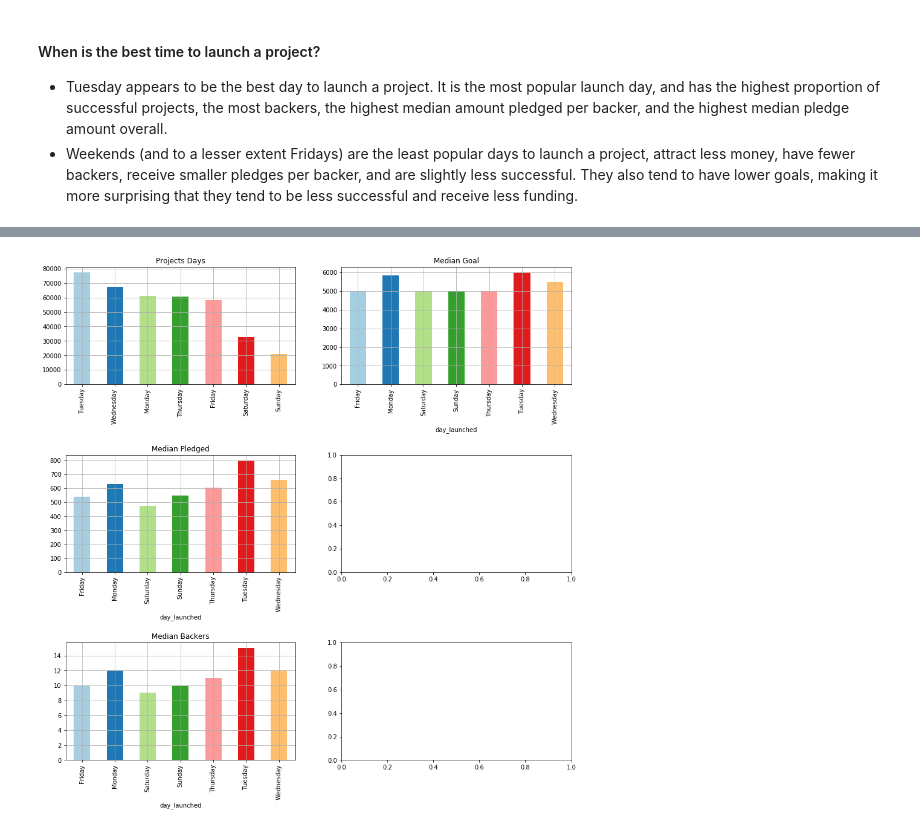
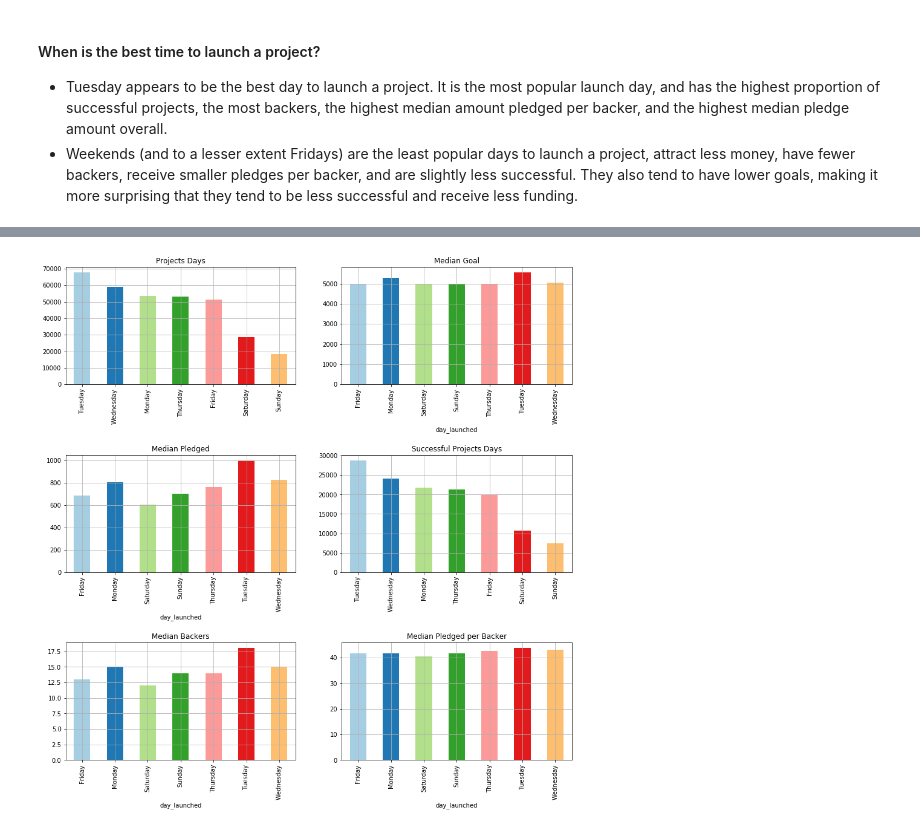
Before and after one commit to Nadinma/Kickstarter-projects, a Jupyter notebook: kickstarter_capstone.ipynb, the cells around one changed output, grey strips where cells are left out. Cells and saved outputs as stored; diff of their text form; code cells hidden in the pictures.

```diff
--- a/kickstarter_capstone.ipynb
+++ b/kickstarter_capstone.ipynb
@@ -197,6 +197,12 @@ The graphs below show how various features differ between failed and successful
 - Successful projects have slightly shorter durations.
 - Successful projects tend to take slightly longer to launch, measured from the time the project was first created on the site.
 - Average name lengths is very close between failed and successful projects.
+# %%
+# Adding a column - counting an average amount pledged per backer
+# Some values are NaN and for the future work I will replace them with 0
+
+df_kaggel_2018['pledge_per_backer'] = round(df_kaggel_2018['usd_pledged_real']/df_kaggel_2018['backers'],2)
+df_kaggel_2018['pledge_per_backer'] = df_kaggel_2018['pledge_per_backer'].fillna(0)
 # %%
 state_2018 = df_kaggel_2018["state"].value_counts()
 ax = state_2018.plot(kind='bar', label='index', color=['C0', 'C1', 'C2', 'C3', 'C4', 'C5'])
@@ -208,3 +214,16 @@ plt.show()
 [figure]
 # %% [markdown]
 Projects have more than two states (failed or successful). I am planning to drop other raws and plot only failed and successful projects below and in the futures graphs.
+# %%
+df_kaggel_2018 = df_kaggel_2018[df_kaggel_2018['state'].isin(['successful', 'failed'])]
+
+#Working with datetime data - changing types, finding all possible information from existing data
+
+df_kaggel_2018['launched_at'] = pd.to_datetime(df_kaggel_2018['launched']).dt.normalize()
+df_kaggel_2018['deadline_2'] = pd.to_datetime(df_kaggel_2018['deadline'], errors='coerce')
+df_kaggel_2018['campaign_number_days'] = df_kaggel_2018['deadline_2'] - df_kaggel_2018['launched_at'] #campaign length
+df_kaggel_2018['number_days'] = df_kaggel_2018['campaign_number_days'].dt.round('d').dt.days
+
+df_kaggel_2018['launched_month'] = df_kaggel_2018['launched_at'].dt.month_name()
+df_kaggel_2018['deadline_day'] = df_kaggel_2018['deadline_2'].dt.weekday_name
+df_kaggel_2018['day_launched'] = df_kaggel_2018['launched_at'].dt.weekday_name
@@ -332,19 +354,25 @@ df_kaggel_2018.head()
 # %%
 fig, axes = plt.subplots(nrows=3, ncols=2, figsize=(15, 15))
 axe = axes.ravel()
-
-weekdays = ['Monday', 'Tuesday', 'Wednesday', 'Thursday', 'Friday', 'Saturday', 'Sunday']
 
 projects_days_distribution = df_kaggel_2018["day_launched"].value_counts()
 projects_days_distribution.plot(ax=axe[0], kind='bar', label='index', title ='Projects Days', grid=True, color=plt.cm.Paired(np.arange(len(main_category_2018))))
 
 df_kaggel_2018.groupby('day_launched').usd_goal_real.median().plot(ax=axe[1], kind='bar', title ="Median Goal", grid=True, color=plt.cm.Paired(np.arange(len(main_category_2018))))
 
 df_kaggel_2018.groupby('day_launched').usd_pledged_real.median().plot(ax=axe[2], kind='bar', title ="Median Pledged", grid=True, color=plt.cm.Paired(np.arange(len(main_category_2018))))
 
+success_projects = (df_kaggel_2018.loc[df_kaggel_2018['state'] == 'successful'])
+success_projects_days = success_projects["day_launched"].value_counts()
+success_projects_days.plot(ax=axe[3], kind='bar', title ="Successful Projects Days", grid=True, color=plt.cm.Paired(np.arange(len(main_category_2018))))
+
+
 df_kaggel_2018.groupby('day_launched').backers.median().plot(ax=axe[4], kind='bar', title ="Median Backers", grid=True, color=plt.cm.Paired(np.arange(len(main_category_2018))))
+
+df_kaggel_2018.groupby('day_launched').pledge_per_backer.median().plot(ax=axe[5], kind='bar', title ="Median Pledged per Backer", grid=True, color=plt.cm.Paired(np.arange(len(main_category_2018))))
+
 
 fig.subplots_adjust(hspace=0.6)
 plt.show()
 # %% [output]
-[figure, old version]
+[figure, new version]
```
Also changed, not shown: parts of 12 cells of this notebook.
